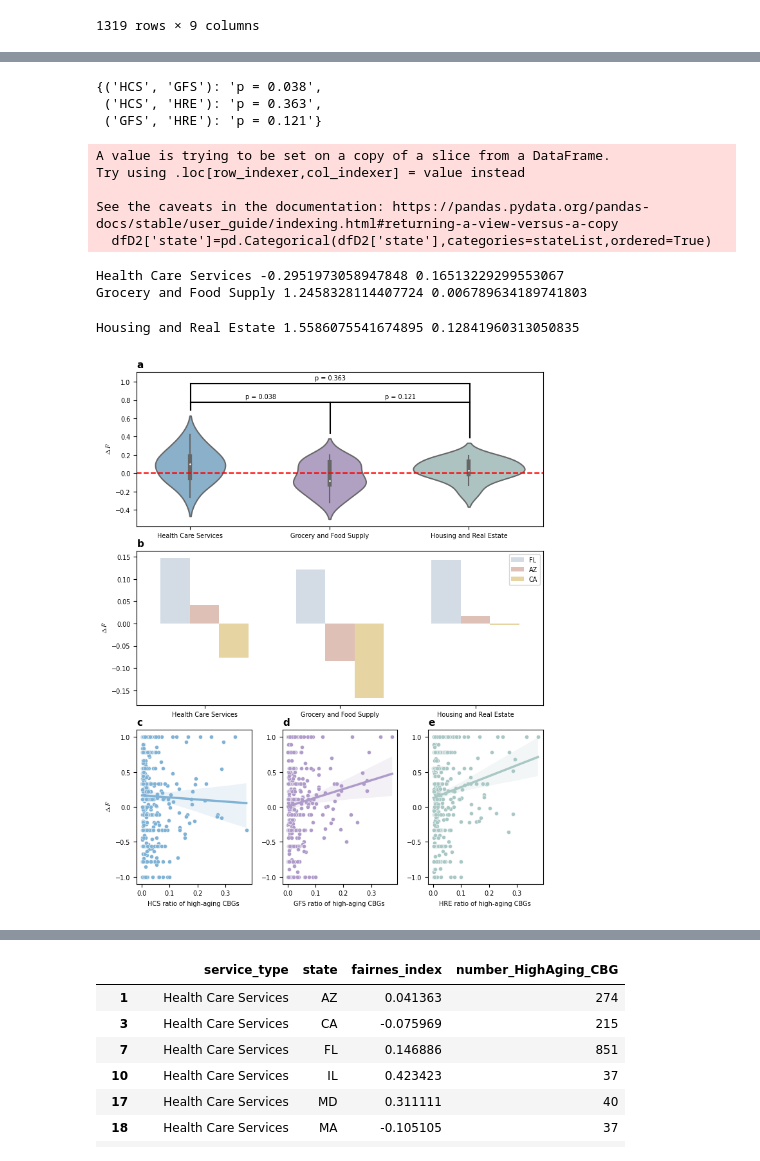
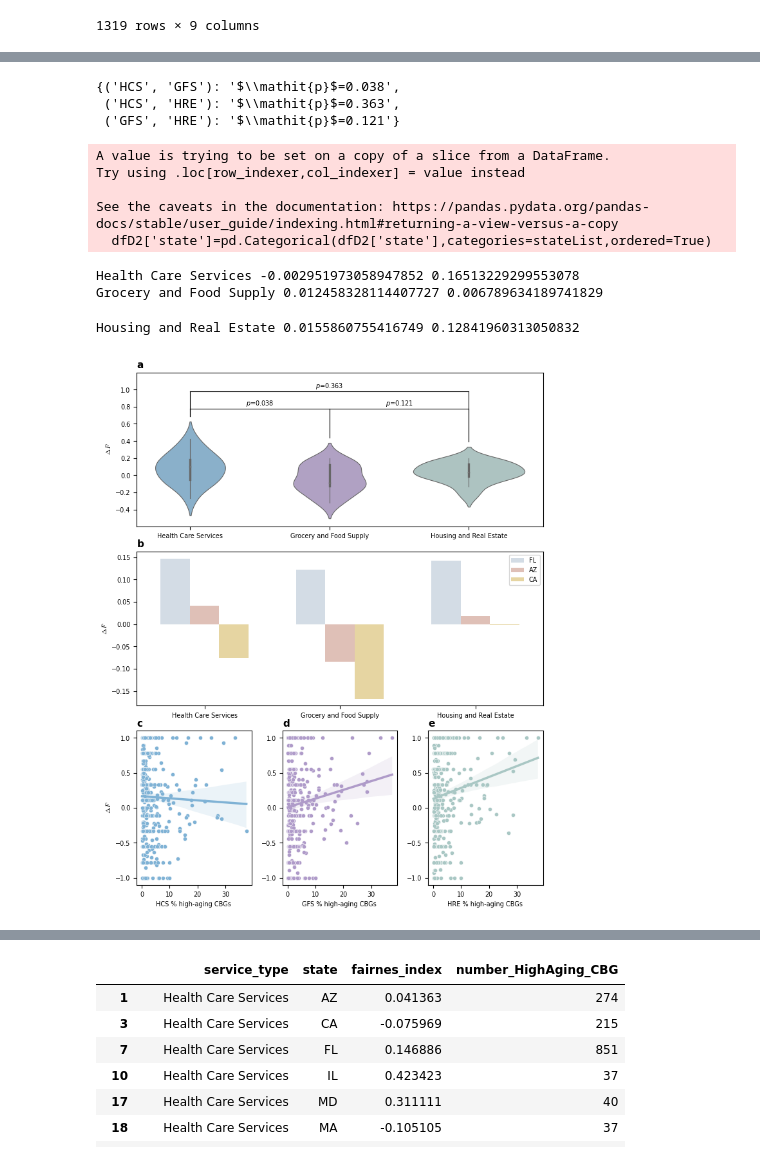
Before and after one commit to guoer-01/agingmobility, a Jupyter notebook: Analyses_Fairness_Index.ipynb, the cells around one changed output, grey strips where cells are left out. Drawn from its saved outputs; the diff is of its cells as text; code cells hidden in the pictures.

```diff
--- a/Analyses_Fairness_Index.ipynb
+++ b/Analyses_Fairness_Index.ipynb
@@ -143,7 +143,7 @@ Retail Stores for Basic Needs -0.032094889237746387
 #save data
 #homoDistDiffFairDF.to_csv('D:/main/1_research/P10_Mobility/p10_aging mobility/results_all_states/allStatesByParentType/FairIndex/homoDistDiffFairIndex_50_20.csv')
 # %%
-#homoDistDiffFairDF=pd.read_csv('D:/main/1_research/P10_Mobility/p10_aging mobility/R1/new results/fairness/homoDistDiffFairIndex_50_20.csv')
+homoDistDiffFairDF=pd.read_csv('D:/main/1_research/P10_Mobility/p10_aging mobility/R1/new results/fairness/homoDistDiffFairIndex_50_20.csv')
 # %% [markdown]
 country level
 # %%
@@ -298,7 +298,7 @@ df_homoFairCounty=pd.merge(df_homoFairCounty,df_tem,on='county',how='left')
 
 #save data
 #df_homoFairCounty.to_csv(r'D:\main\1_research\P10_Mobility\p10_aging mobility\R1\new results\fairness\countyFairIndex_50_20.csv')
-#df_homoFairCounty=pd.read_csv(r'D:\main\1_research\P10_Mobility\p10_aging mobility\R1\new results\fairness\countyFairIndex_50_20.csv')
+df_homoFairCounty=pd.read_csv(r'D:\main\1_research\P10_Mobility\p10_aging mobility\R1\new results\fairness\countyFairIndex_50_20.csv')
 # %%
 homoDistDiffFairDF
 # %% [output]
@@ -365,7 +365,12 @@ def sig(p):
 
 dd_dict_pvalue={}
 for i, (name1, name2, _, _) in enumerate(comparisons):
-    dd_dict_pvalue[(name1, name2)]=f'p = {"<0.001" if raw_pvals[i] < 0.001 else round(raw_pvals[i], 3)}'
+
+    r'$\mathit{p}$={"<0.001" '
+    if raw_pvals[i] < 0.001:
+        dd_dict_pvalue[(name1, name2)]=r'$\mathit{p}$<0.001'
+    else:
+        dd_dict_pvalue[(name1, name2)]=r'$\mathit{p}$='+str(round(raw_pvals[i], 3))
     print(f'{name1} vs {name2}:')
     print(f'  Raw p = {"<0.001" if raw_pvals[i] < 0.001 else round(raw_pvals[i], 3)}')
     print(f'  Corrected p (Holm) = {"<0.001" if corrected_pvals[i] < 0.001 else round(corrected_pvals[i], 3)}')
@@ -393,9 +398,9 @@ dfa=homoDistDiffFairDF[(homoDistDiffFairDF['numOldCBG']>=30)&(homoDistDiffFairDF
 # %%
 dd_dict_pvalue
 # %% [output]
-{('HCS', 'GFS'): 'p = 0.038',
- ('HCS', 'HRE'): 'p = 0.363',
- ('GFS', 'HRE'): 'p = 0.121'}
+{('HCS', 'GFS'): '$\\mathit{p}$=0.038',
+ ('HCS', 'HRE'): '$\\mathit{p}$=0.363',
+ ('GFS', 'HRE'): '$\\mathit{p}$=0.121'}
 # %%
 width_in_inches = 180 * 0.0393701
 height_in_inches =width_in_inches/9*11
@@ -420,11 +425,11 @@ HGHlist=['HCS','GFS','HRE']
 
 hue='DistDiff'
 
+lwd=0.8
+s=sns.violinplot(x='parentType',y='FairIndex',data=dfD,split=False,ax=ax[0],
+                 palette=type_color_dict.values(),linewidth=lwd) #,cut=-1
 
-s=sns.violinplot(x='parentType',y='FairIndex',data=dfD,split=True,ax=ax[0],
-                 palette=type_color_dict.values()) #,cut=-1
-
-ax[0].axhline(0,color='red',linestyle='dashed')
+#ax[0].axhline(0,color='red',linestyle='dashed')
 s.set_xlabel('')
 #s.set_title(hue)
 
@@ -433,33 +438,34 @@ for j, violin in enumerate(s.collections):
     if j%2==0:
         vertices = violin.get_paths()[0].vertices
         top_position_y = vertices[:, 1].max()
-        top_position_x = vertices[0, 0]
+        top_position_x = vertices[0, 0].mean()
         loc_dict[HGHlist[j//2]+'_'+hue]=(top_position_x,top_position_y)
 
 dic_pv=dd_dict_pvalue
 
 
-x1=loc_dict['HCS_'+hue][0]
+x1=0#loc_dict['HCS_'+hue][0]
 
 y1=max(loc_dict['HCS_'+hue][1],loc_dict['GFS_'+hue][1],loc_dict['HRE_'+hue][1])+0.15
-x2=loc_dict['GFS_'+hue][0]
+x2=1#loc_dict['GFS_'+hue][0]
 y2=y1
 
-x3=loc_dict['HRE_'+hue][0]
+x3=2#loc_dict['HRE_'+hue][0]
 y3=max(loc_dict['HCS_'+hue][1],loc_dict['GFS_'+hue][1],loc_dict['HRE_'+hue][1])+0.35
 
-ax[0].plot([x1,x2],[y1,y2],color='black')
-ax[0].plot([x3,x2],[y1,y1],color='black')
 
-ax[0].plot([x3,x1],[y3,y3],color='black')
+ax[0].plot([x1,x2],[y1,y2],color='black',linewidth=lwd)
+ax[0].plot([x3,x2],[y1,y1],color='black',linewidth=lwd)
 
-ax[0].plot([x1,x1],[loc_dict['HCS_'+hue][1]+0.06,y3],color='black')
-ax[0].plot([x3,x3],[loc_dict['HRE_'+hue][1]+0.06,y3],color='black')
+ax[0].plot([x3,x1],[y3,y3],color='black',linewidth=lwd)
 
-ax[0].plot([x1,x1],[loc_dict['HCS_'+hue][1]+0.06,y1],color='black')
-ax[0].plot([x2,x2],[loc_dict['GFS_'+hue][1]+0.06,y1],color='black')
+ax[0].plot([x1,x1],[loc_dict['HCS_'+hue][1]+0.06,y3],color='black',linewidth=lwd)
+ax[0].plot([x3,x3],[loc_dict['HRE_'+hue][1]+0.06,y3],color='black',linewidth=lwd)
 
-ax[0].plot([x3,x3],[loc_dict['HRE_'+hue][1]+0.06,y1],color='black')
+ax[0].plot([x1,x1],[loc_dict['HCS_'+hue][1]+0.06,y1],color='black',linewidth=lwd)
+ax[0].plot([x2,x2],[loc_dict['GFS_'+hue][1]+0.06,y1],color='black',linewidth=lwd)
+
+ax[0].plot([x3,x3],[loc_dict['HRE_'+hue][1]+0.06,y1],color='black',linewidth=lwd)
 
 
 ax[0].text((x1+x2)/2,y1+0.04,dic_pv[('HCS', 'GFS')],ha='center',fontsize=7)
@@ -471,7 +477,8 @@ ax[0].plot([x3,x1],[y3+0.05,y3+0.05],color='white')
 
 ax[0].set_ylabel(r'$\Delta \bar F$',usetex=True,fontsize=7)
 #r'$\Delta \bar F$',usetex=True,
-
+ax[0].set_yticks([-0.4,-0.2,0.0,0.2,0.4,0.6,0.8,1.0])
+ax[0].set_ylim(-0.6, 1.2)
 ax[0].tick_params(axis='both', which='both', bottom=True, left=True,labelsize=7)
 #sub image2
 mainPType=['Health Care Services',
@@ -512,6 +519,7 @@ for j, key in enumerate(mainPType): #key='Health Care Services'
     ax2=plt.subplot(fig[2,j])
     ax2_list.append(ax2)
     dfD=df_homoFairCounty[(df_homoFairCounty['num_old_cbg']>k)&(df_homoFairCounty['parentType'].isin(mainPType))]
+    dfD['old_percent']=dfD['old_percent']*100
     s=sns.scatterplot(x='old_percent',y='FairIndex',data=dfD[(dfD['parentType']==key)&(dfD['old_percent']>=0.0)],ax=ax2,
                       color=color_dict[key],s=20,alpha=1)
     s=sns.regplot(data=dfD[(dfD['parentType']==key)&(dfD['old_percent']>=0.0)], x="old_percent", y='FairIndex',
@@ -530,36 +538,36 @@ for j, key in enumerate(mainPType): #key='Health Care Services'
 
 
     #s.set_title(abb_dict[key])
     ax2.set_ylim(-1.1, 1.1)
     if j>0:
         ax2.set_ylabel('')
     else:
         ax2.set_ylabel(r'$\Delta \bar F$',usetex=True,fontsize=7)
     ax2.set_yticks([-1.0,-0.5,0,0.5,1])
     #ax2.set_xticks([0.0,0.1,0.2])
 
-    ax2.set_xlabel(abb_dict[key]+' ratio of high-aging CBGs ',fontsize=7)
+    ax2.set_xlabel(abb_dict[key]+' % high-aging CBGs ',fontsize=7)
     ax2.tick_params(axis='both', which='both', bottom=True, left=True,labelsize=7)
 
 # 添加 a, b, c, d, e 标签
 labels = ['a', 'b', 'c', 'd', 'e']
 axes_list = [ax[0], ax[1]] + ax2_list  # 合并所有子图的 axes 对象
 for i, ax_i in enumerate(axes_list):
     if i<2:
         ax_i.text(-0.0, 1.08, labels[i], transform=ax_i.transAxes, fontsize=11, fontweight='bold', va='top', ha='left')
     else:
         ax_i.text(-0.0, 1.08, labels[i], transform=ax_i.transAxes, fontsize=11, fontweight='bold', va='top', ha='left')
 
 plt.subplots_adjust(hspace=5)
 figg.tight_layout()
 # %% [output]
 A value is trying to be set on a copy of a slice from a DataFrame.
 Try using .loc[row_indexer,col_indexer] = value instead
 
 See the caveats in the documentation: https://pandas.pydata.org/pandas-docs/stable/user_guide/indexing.html#returning-a-view-versus-a-copy
   dfD2['state']=pd.Categorical(dfD2['state'],categories=stateList,ordered=True)
-Health Care Services -0.2951973058947848 0.16513229299553067
-Grocery and Food Supply 1.2458328114407724 0.006789634189741803
+Health Care Services -0.002951973058947852 0.16513229299553078
+Grocery and Food Supply 0.012458328114407727 0.006789634189741829
-Housing and Real Estate 1.5586075541674895 0.12841960313050835
+Housing and Real Estate 0.0155860755416749 0.12841960313050832
-[figure, old version]
+[figure, new version]
 # %%
```
Also changed, not shown: parts of 4 cells of this notebook, 8 other files.
